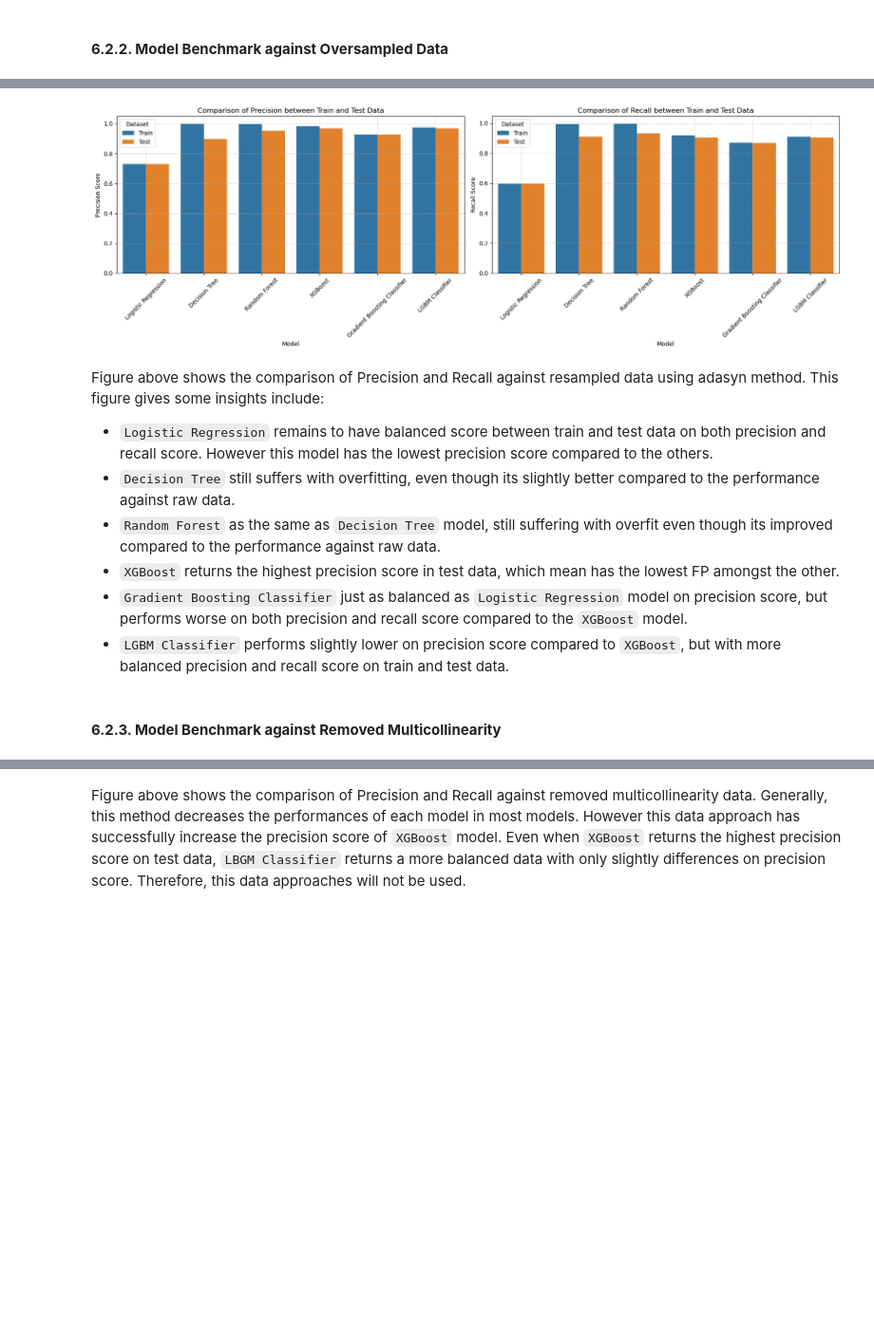
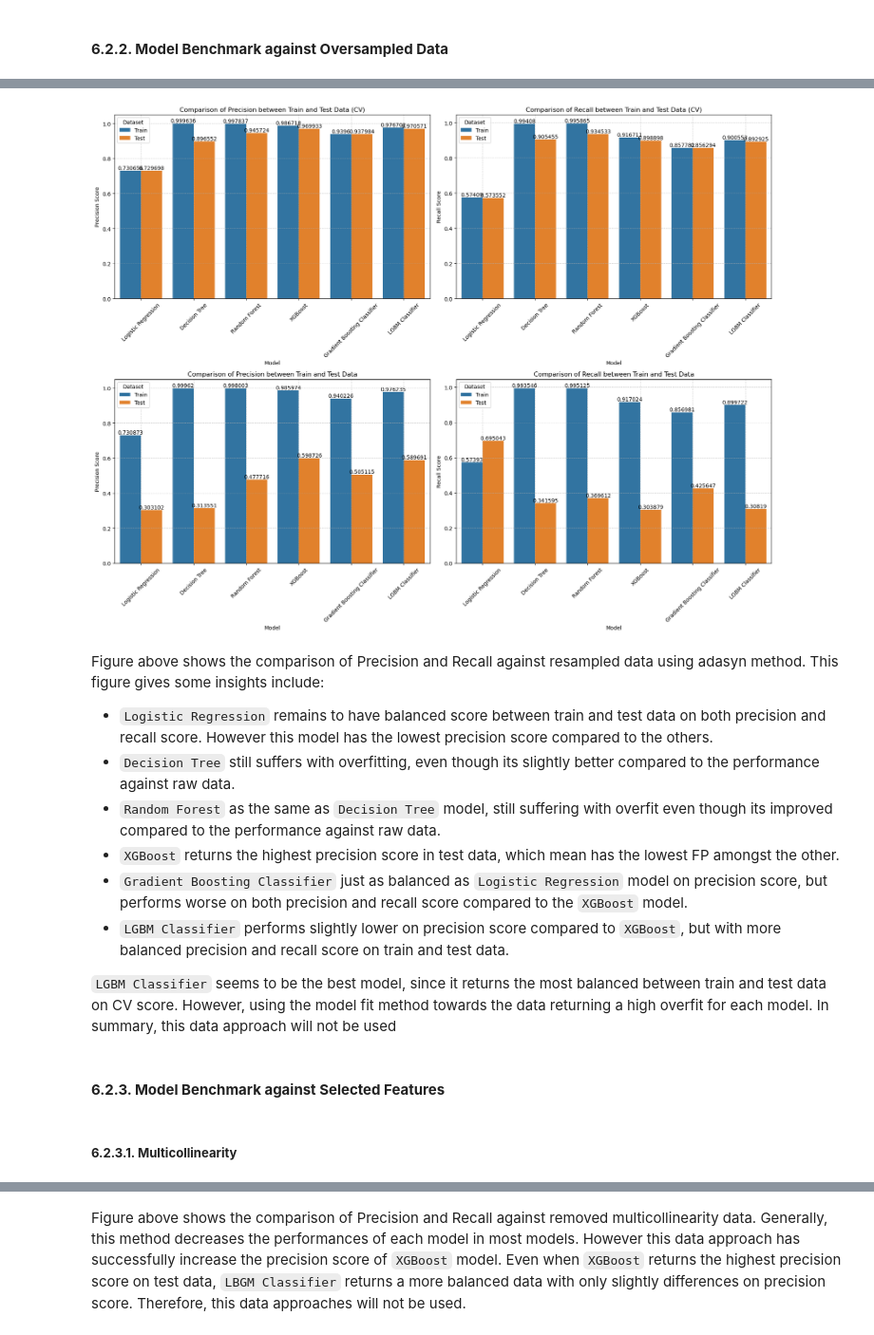
Before and after one commit to seanka/Python-BankTelemarketing-MachineLearning, a Jupyter notebook: Notebook/Notebook.ipynb, the cells around one changed output, grey strips where cells are left out. Shown at 95% size. Saved outputs shown, nothing was run; the diff lists cells and outputs as text; code cells hidden in the pictures; blank space fills up the shorter version.

```diff
--- a/Notebook/Notebook.ipynb
+++ b/Notebook/Notebook.ipynb
@@ -1008,34 +1105,67 @@ And if memory is not enough, you can set `force_col_wise=true`.
 # %%
+benchmark_resampled_cv_precision_df = []
+for model, metrics in benchmark_resampled_results_cv.items():
+    benchmark_resampled_cv_precision_df.append({'Model': model, 'Precision': metrics['train_precision_mean'], 'Dataset': 'Train'})
+    benchmark_resampled_cv_precision_df.append({'Model': model, 'Precision': metrics['test_precision_mean'], 'Dataset': 'Test'})
+benchmark_resampled_cv_precision_df = pd.DataFrame(benchmark_resampled_cv_precision_df)
+
+benchmark_resampled_cv_recall_df = []
+for model, metrics in benchmark_resampled_results_cv.items():
+    benchmark_resampled_cv_recall_df.append({'Model': model, 'Recall': metrics['train_recall_mean'], 'Dataset': 'Train'})
+    benchmark_resampled_cv_recall_df.append({'Model': model, 'Recall': metrics['test_recall_mean'], 'Dataset': 'Test'})
+benchmark_resampled_cv_recall_df = pd.DataFrame(benchmark_resampled_cv_recall_df)
+
 benchmark_resampled_precision_df = []
 for model, metrics in benchmark_resampled_results.items():
-    benchmark_resampled_precision_df.append({'Model': model, 'Precision': metrics['train_precision_mean'], 'Dataset': 'Train'})
-    benchmark_resampled_precision_df.append({'Model': model, 'Precision': metrics['test_precision_mean'], 'Dataset': 'Test'})
+    benchmark_resampled_precision_df.append({'Model': model, 'Precision': metrics['train_precision'], 'Dataset': 'Train'})
+    benchmark_resampled_precision_df.append({'Model': model, 'Precision': metrics['test_precision'], 'Dataset': 'Test'})
 benchmark_resampled_precision_df = pd.DataFrame(benchmark_resampled_precision_df)
 
 benchmark_resampled_recall_df = []
 for model, metrics in benchmark_resampled_results.items():
-    benchmark_resampled_recall_df.append({'Model': model, 'Recall': metrics['train_recall_mean'], 'Dataset': 'Train'})
-    benchmark_resampled_recall_df.append({'Model': model, 'Recall': metrics['test_recall_mean'], 'Dataset': 'Test'})
+    benchmark_resampled_recall_df.append({'Model': model, 'Recall': metrics['train_recall'], 'Dataset': 'Train'})
+    benchmark_resampled_recall_df.append({'Model': model, 'Recall': metrics['test_recall'], 'Dataset': 'Test'})
 benchmark_resampled_recall_df = pd.DataFrame(benchmark_resampled_recall_df)
 # %%
-fig, axes = plt.subplots(1, 2, figsize=(18, 6))
+fig, axes = plt.subplots(2, 2, figsize=(18, 14))
+axes = axes.flatten()
 
-sns.barplot(data=benchmark_resampled_precision_df, x='Model', y='Precision', hue='Dataset', ax=axes[0])
+sns.barplot(data=benchmark_resampled_cv_precision_df, x='Model', y='Precision', hue='Dataset', ax=axes[0])
 axes[0].set_ylabel("Precision Score")
-axes[0].set_title("Comparison of Precision between Train and Test Data")
+axes[0].set_title("Comparison of Precision between Train and Test Data (CV)")
 axes[0].tick_params(axis='x', rotation=45)
 axes[0].grid(True, linestyle='--', alpha=0.6)
+for container in axes[0].containers:
+    axes[0].bar_label(container)
 
-sns.barplot(data=benchmark_resampled_recall_df, x='Model', y='Recall', hue='Dataset', ax=axes[1])
+sns.barplot(data=benchmark_resampled_cv_recall_df, x='Model', y='Recall', hue='Dataset', ax=axes[1])
 axes[1].set_ylabel("Recall Score")
-axes[1].set_title("Comparison of Recall between Train and Test Data")
+axes[1].set_title("Comparison of Recall between Train and Test Data (CV)")
 axes[1].tick_params(axis='x', rotation=45)
 axes[1].grid(True, linestyle='--', alpha=0.6)
+for container in axes[1].containers:
+    axes[1].bar_label(container)
+
+sns.barplot(data=benchmark_resampled_precision_df, x='Model', y='Precision', hue='Dataset', ax=axes[2])
+axes[2].set_ylabel("Precision Score")
+axes[2].set_title("Comparison of Precision between Train and Test Data")
+axes[2].tick_params(axis='x', rotation=45)
+axes[2].grid(True, linestyle='--', alpha=0.6)
+for container in axes[2].containers:
+    axes[2].bar_label(container)
+
+sns.barplot(data=benchmark_resampled_recall_df, x='Model', y='Recall', hue='Dataset', ax=axes[3])
+axes[3].set_ylabel("Recall Score")
+axes[3].set_title("Comparison of Recall between Train and Test Data")
+axes[3].tick_params(axis='x', rotation=45)
+axes[3].grid(True, linestyle='--', alpha=0.6)
+for container in axes[3].containers:
+    axes[3].bar_label(container)
 
 plt.tight_layout()
 plt.show()
 # %% [output]
-[figure, old version]
+[figure, new version]
 # %% [markdown]
 Figure above shows the comparison of Precision and Recall against resampled data using adasyn method. This figure gives some insights include:
 - `Logistic Regression` remains to have balanced score between train and test data on both precision and recall score. However this model has the lowest precision score compared to the others.
@@ -1044,6 +1174,10 @@ Figure above shows the comparison of Precision and Recall against resampled data
 - `XGBoost` returns  the highest precision score in test data, which mean has the lowest FP amongst the other.
 - `Gradient Boosting Classifier` just as balanced as `Logistic Regression` model on precision score, but performs worse on both precision and recall score compared to the `XGBoost` model.
 - `LGBM Classifier` performs slightly lower on precision score compared to `XGBoost`, but with more balanced precision and recall score on train and test data.
+
+`LGBM Classifier` seems to be the best model, since it returns the most balanced between train and test data on CV score. However, using the model fit method towards the data returning a high overfit for each model. In summary, this data approach will not be used
 # %% [markdown]
-#### **6.2.3. Model Benchmark against Removed Multicollinearity**
+#### **6.2.3. Model Benchmark against Selected Features**
+# %% [markdown]
+##### **6.2.3.1. Multicollinearity**
 # %%
```
Also changed, not shown: parts of 95 cells of this notebook, 5 other files.
